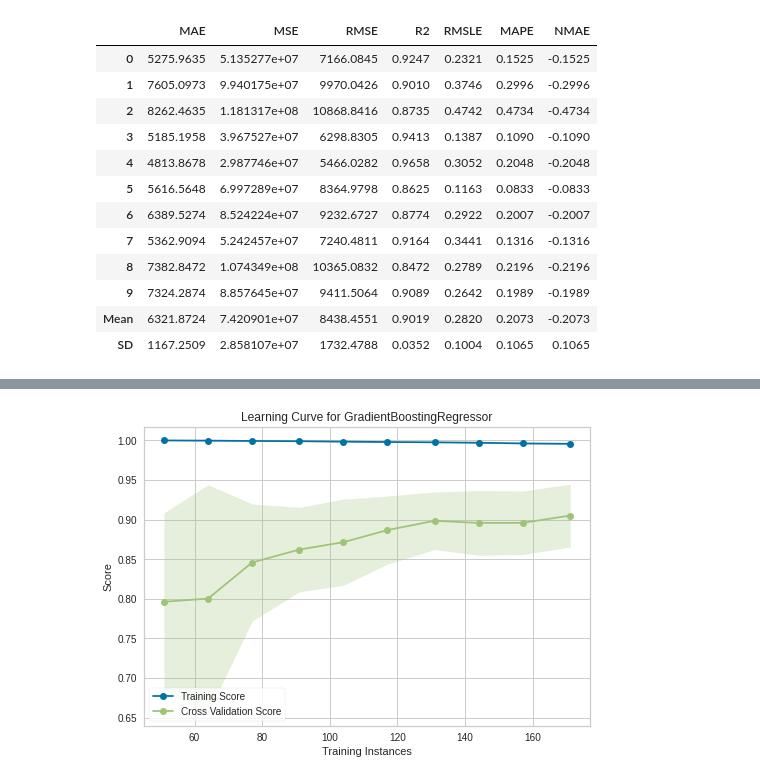
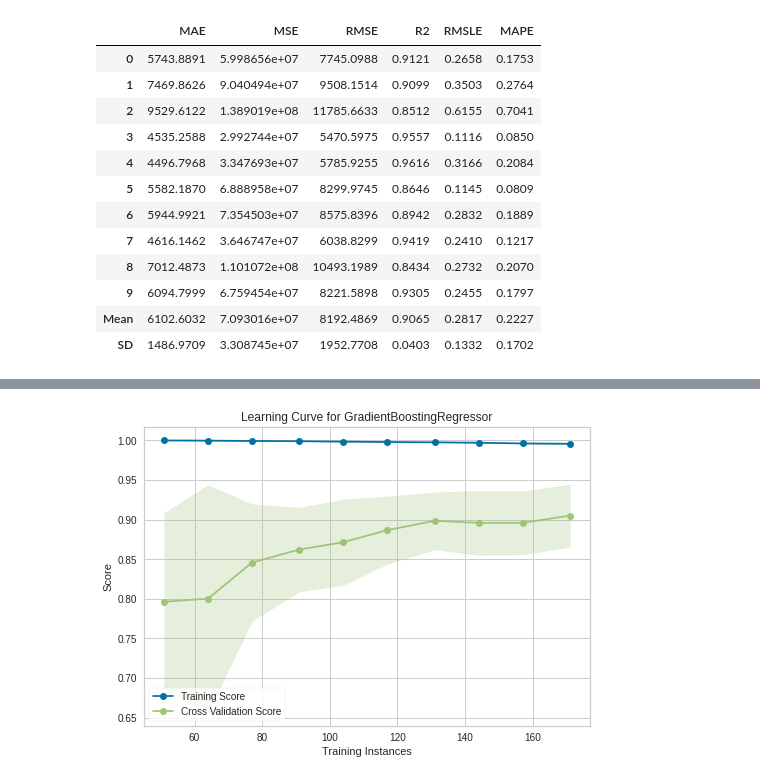
Before and after one commit to davetpj/kaggle, a Jupyter notebook: dacon/bicycle/pycaret2.ipynb, the cells around one changed output, grey strips where cells are left out. Saved outputs shown, nothing was run; the diff lists cells and outputs as text; code cells hidden in the pictures.

```diff
--- a/dacon/bicycle/pycaret2.ipynb
+++ b/dacon/bicycle/pycaret2.ipynb
@@ -207,0 +227,3 @@ Name: 1, dtype: object
+# %%
+# compare all baseline models and select top 5
+top5 = compare_models(sort='MAPE', n_select = 5)
@@ -208,29 +248,27 @@ Name: 1, dtype: object
 # %%
-# compare all baseline models and select top 5
-top5 = compare_models(sort='NMAE', n_select = 5)
 # tune top 5 base models
 tuned_top = [tune_model(i) for i in top5]
 # ensemble top 5 tuned models
 bagged_top = [ensemble_model(i) for i in tuned_top]
 # blend top 5 base models
 tuned_blender = blend_models(estimator_list = tuned_top)
 blender = blend_models(estimator_list = top5)
 # select best model
-best = automl(optimize = 'NMAE')
+best = automl(optimize = 'MAPE')
 # %% [output]
-|  | MAE | MSE | RMSE | R2 | RMSLE | MAPE | NMAE |
-| 0 | 5275.9635 | 5.135277e+07 | 7166.0845 | 0.9247 | 0.2321 | 0.1525 | -0.1525 |
-| 1 | 7605.0973 | 9.940175e+07 | 9970.0426 | 0.9010 | 0.3746 | 0.2996 | -0.2996 |
-| 2 | 8262.4635 | 1.181317e+08 | 10868.8416 | 0.8735 | 0.4742 | 0.4734 | -0.4734 |
-| 3 | 5185.1958 | 3.967527e+07 | 6298.8305 | 0.9413 | 0.1387 | 0.1090 | -0.1090 |
-| 4 | 4813.8678 | 2.987746e+07 | 5466.0282 | 0.9658 | 0.3052 | 0.2048 | -0.2048 |
-| 5 | 5616.5648 | 6.997289e+07 | 8364.9798 | 0.8625 | 0.1163 | 0.0833 | -0.0833 |
-| 6 | 6389.5274 | 8.524224e+07 | 9232.6727 | 0.8774 | 0.2922 | 0.2007 | -0.2007 |
-| 7 | 5362.9094 | 5.242457e+07 | 7240.4811 | 0.9164 | 0.3441 | 0.1316 | -0.1316 |
-| 8 | 7382.8472 | 1.074349e+08 | 10365.0832 | 0.8472 | 0.2789 | 0.2196 | -0.2196 |
-| 9 | 7324.2874 | 8.857645e+07 | 9411.5064 | 0.9089 | 0.2642 | 0.1989 | -0.1989 |
-| Mean | 6321.8724 | 7.420901e+07 | 8438.4551 | 0.9019 | 0.2820 | 0.2073 | -0.2073 |
-| SD | 1167.2509 | 2.858107e+07 | 1732.4788 | 0.0352 | 0.1004 | 0.1065 | 0.1065 |
+|  | MAE | MSE | RMSE | R2 | RMSLE | MAPE |
+| 0 | 5743.8891 | 5.998656e+07 | 7745.0988 | 0.9121 | 0.2658 | 0.1753 |
+| 1 | 7469.8626 | 9.040494e+07 | 9508.1514 | 0.9099 | 0.3503 | 0.2764 |
+| 2 | 9529.6122 | 1.389019e+08 | 11785.6633 | 0.8512 | 0.6155 | 0.7041 |
+| 3 | 4535.2588 | 2.992744e+07 | 5470.5975 | 0.9557 | 0.1116 | 0.0850 |
+| 4 | 4496.7968 | 3.347693e+07 | 5785.9255 | 0.9616 | 0.3166 | 0.2084 |
+| 5 | 5582.1870 | 6.888958e+07 | 8299.9745 | 0.8646 | 0.1145 | 0.0809 |
+| 6 | 5944.9921 | 7.354503e+07 | 8575.8396 | 0.8942 | 0.2832 | 0.1889 |
+| 7 | 4616.1462 | 3.646747e+07 | 6038.8299 | 0.9419 | 0.2410 | 0.1217 |
+| 8 | 7012.4873 | 1.101072e+08 | 10493.1989 | 0.8434 | 0.2732 | 0.2070 |
+| 9 | 6094.7999 | 6.759454e+07 | 8221.5898 | 0.9305 | 0.2455 | 0.1797 |
+| Mean | 6102.6032 | 7.093016e+07 | 8192.4869 | 0.9065 | 0.2817 | 0.2227 |
+| SD | 1486.9709 | 3.308745e+07 | 1952.7708 | 0.0403 | 0.1332 | 0.1702 |
 # %%
 pred_holdout = predict_model(best)
 final_model_l = finalize_model(best)
```
Also changed, not shown: parts of 16 cells of this notebook, 10 other files.
